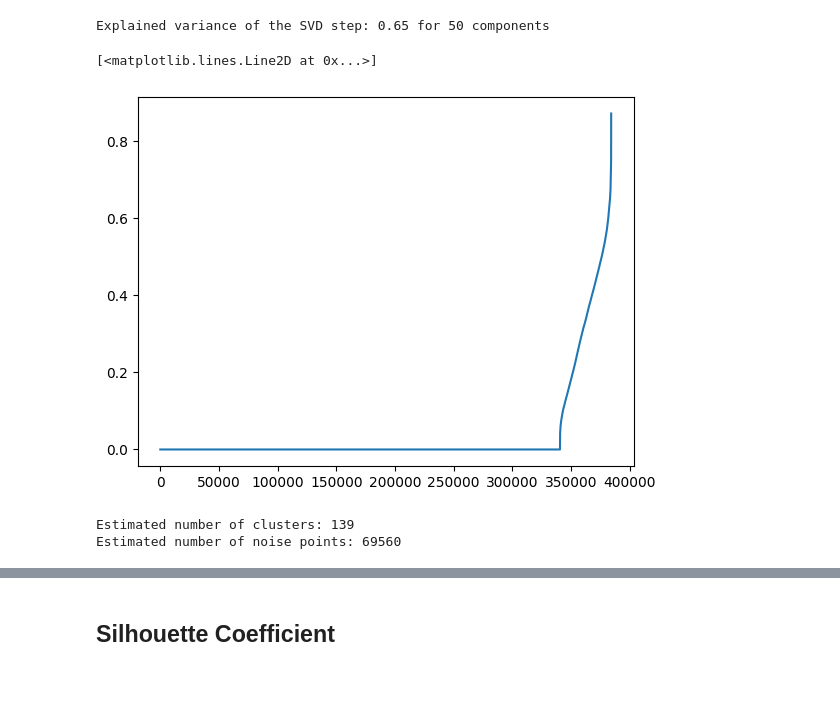
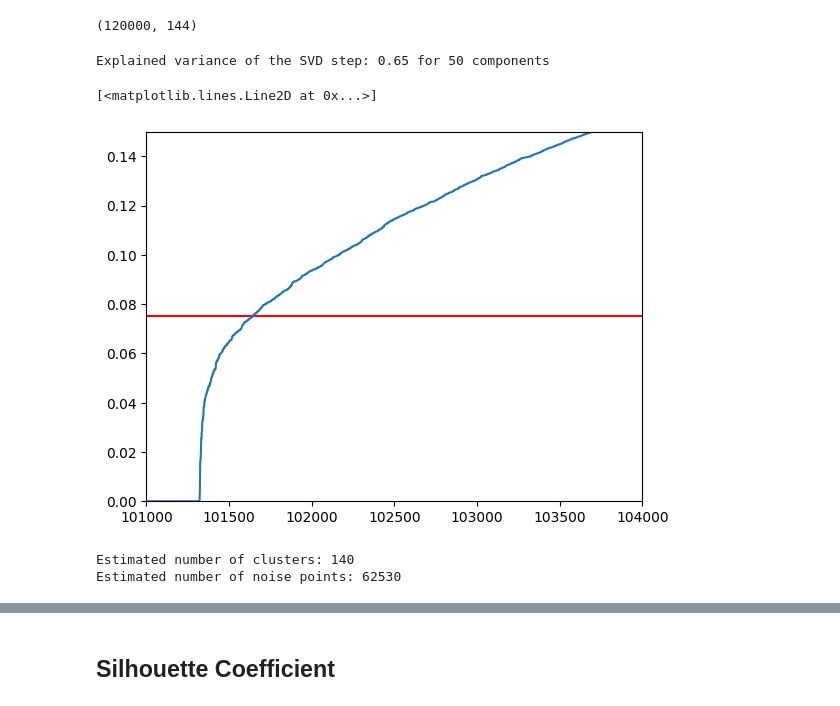
Before and after one commit to Rhuancpq/FBD_MD_viagens, a Jupyter notebook: dbscan.ipynb, the cells around one changed output, grey strips where cells are left out. Saved outputs shown, nothing was run; the diff lists cells and outputs as text; code cells hidden in the pictures.

Commit message:
Re run dbscan

```diff
--- a/dbscan.ipynb
+++ b/dbscan.ipynb
@@ -54,6 +55,10 @@ print(X_count.shape)
 sample = list_justificativa
 vectorizer = TfidfVectorizer(max_df=0.9, min_df=0.01)
 X = vectorizer.fit_transform(sample)
+# %%
+print(X.shape)
+# %% [output]
+(120000, 144)
 # %%
 lsa = make_pipeline(TruncatedSVD(n_components=n_comp, random_state=42), Normalizer(copy=False))
 X = lsa.fit_transform(X)
@@ -62,20 +67,24 @@ print(f"Explained variance of the SVD step: {explained_variance:.2f} for {n_comp
 # %% [output]
 Explained variance of the SVD step: 0.65 for 50 components
 # %%
-neighbors = NearestNeighbors(n_neighbors=99)
+neighbors = NearestNeighbors(n_neighbors=99, n_jobs=4)
 neighbors_fit = neighbors.fit(X)
 distances, indices = neighbors_fit.kneighbors(X)
 # %%
-distances = np.sort(distances, axis=0)
-distances = distances[:,1]
-plt.plot(distances)
+sorted_distances = np.sort(distances, axis=0)
+items = sorted_distances[:,1]
+plt.xlim([101000, 104000])
+plt.ylim([0.0, 0.15])
+plt.axhline(y=0.075, color='r', linestyle='-')
+plt.plot(items)
+
 
 # https://iopscience.iop.org/article/10.1088/1755-1315/31/1/012012/pdf
 # %% [output]
 [<matplotlib.lines.Line2D at 0x...>]
-[figure, old version]
+[figure, new version]
 # %%
-db = DBSCAN(eps=0.08, min_samples=99, algorithm='auto').fit(X)
+db = DBSCAN(eps=0.07, min_samples=99, algorithm='auto', n_jobs=4).fit(X)
 
 labels = db.labels_
 
@@ -85,8 +94,8 @@ n_noise_ = list(labels).count(-1)
 print('Estimated number of clusters: %d' % n_clusters_)
 print('Estimated number of noise points: %d' % n_noise_)
 # %% [output]
-Estimated number of clusters: 139
-Estimated number of noise points: 69560
+Estimated number of clusters: 140
+Estimated number of noise points: 62530
 # %%
 idx = np.argsort(db.core_sample_indices_)
 core_samples = np.zeros_like(labels, dtype=bool)
```
Also changed, not shown: parts of 8 cells of this notebook, 1 other file.
